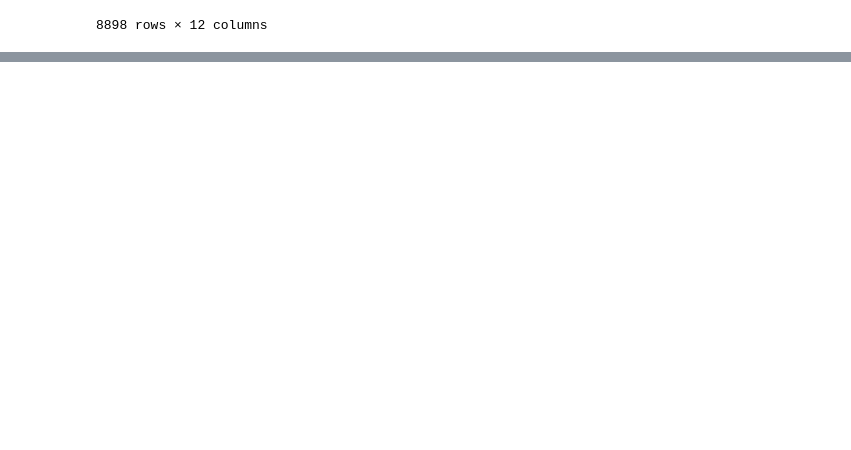
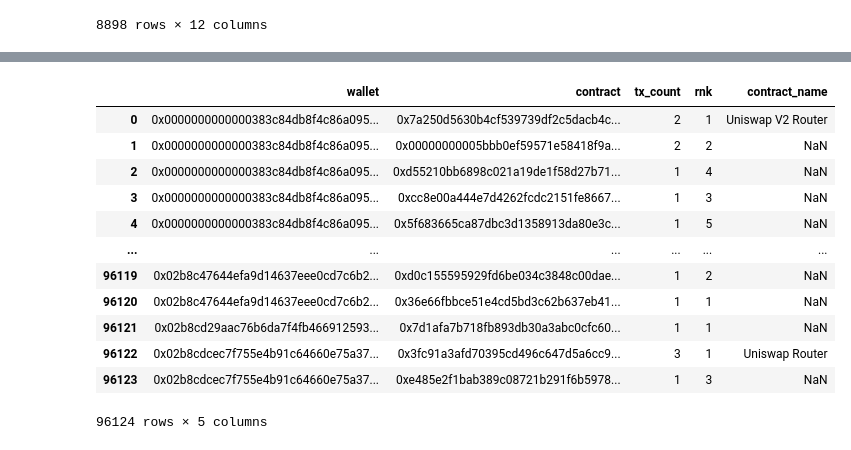
Before and after one commit to bellatrix-ds/ml-in-crypto, a Jupyter notebook: 04_Wallet_Canvas/Wallet_Canvas_Modeling.ipynb, the cells around one changed output, grey strips where cells are left out. Cells and saved outputs as stored; diff of their text form; code cells hidden in the pictures; blank space fills up the shorter version.

Commit message:
part4

```diff
--- a/04_Wallet_Canvas/Wallet_Canvas_Modeling.ipynb
+++ b/04_Wallet_Canvas/Wallet_Canvas_Modeling.ipynb
@@ -315,0 +421,4 @@ filtered_df3.to_csv('/Users/bahareh/Desktop/My_Job/BlochChain/Git/ml-in-crypto/0
+# %%
+df4_b = pd.read_csv('/Users/bahareh/Desktop/Data/part4_b.csv')
+
+df4_b.head()
@@ -315,0 +445,49 @@ filtered_df3.to_csv('/Users/bahareh/Desktop/My_Job/BlochChain/Git/ml-in-crypto/0
+# %%
+contract_names = {
+    '0xdac17f958d2ee523a2206206994597c13d831ec7': 'Tether (USDT)',
+    '0x3fc91a3afd70395cd496c647d5a6cc9d4b2b7fad': 'Uniswap Router',
+    '0xa0b86991c6218b36c1d19d4a2e9eb0ce3606eb48': 'USD Coin (USDC)',
+    '0x6774bcbd5cecef1336b5300fb5186a12ddd8b367': 'OpenSea Seaport',
+    '0xc02aaa39b223fe8d0a0e5c4f27ead9083c756cc2': 'Wrapped Ether (WETH)'}
+
+
+
+contract_names.update({
+    '0x1522900b6dafac587d499a862861c0869be6e428': 'Bitfinex Wallet',
+    '0xffa397285ce46fb78c588a9e993286aac68c37cd': 'Safe Multisig',
+    '0x6f1cdbbb4d53d226cf4b917bf768b94acbab6168': 'LayerZero Endpoint',
+    '0xc21e4ebd1d92036cb467b53fe3258f219d909eb9': 'Zora Marketplace',
+    '0x5079fc00f00f30000e0c8c083801cfde000008b6': 'Unknown Contract #1',
+    '0x93ffb15d1fa91e0c320d058f00ee97f9e3c50096': 'Unknown Contract #2',
+    '0x3328f7f4a1d1c57c35df56bbf0c9dcafca309c49': 'Binance Bridge',
+    '0x881d40237659c251811cec9c364ef91dc08d300c': 'MetaMask Swap Router',
+    '0xdef1c0ded9bec7f1a1670819833240f027b25eff': '0x Exchange Proxy',
+    '0x1111111254eeb25477b68fb85ed929f73a960582': '1inch Aggregation Router v3',
+    '0x7a250d5630b4cf539739df2c5dacb4c659f2488d': 'Uniswap V2 Router',
+    '0x1d50d75933b7b7c8ad94dbfb748b5756e3889c24': 'Unknown Contract #3',
+    '0x80a64c6d7f12c47b7c66c5b4e20e72bc1fcd5d9e': 'Unknown Contract #4',
+    '0x63756a3c3bf677baab9d9e06457402ed05be8570': 'Blur Marketplace',
+    '0x64545160d28fd0e309277c02d6d73b3923cc4bfa': 'Unknown Contract #5',
+    '0xa9d1e08c7793af67e9d92fe308d5697fb81d3e43': 'Unknown Contract #6',
+    '0xf3de3c0d654fda23dad170f0f320a92172509127': 'Unknown Contract #7',
+    '0x111111125421ca6dc452d289314280a0f8842a65': '1inch Aggregation Router v4',
+    '0x77f0de655885dcf6b6942ea5b3de171dfd3f5da9': 'Unknown Contract #8',
+    '0xee2a0343e825b2e5981851299787a679ce08216d': 'Unknown Contract #9',
+})
+# %%
+df4_b['contract_name'] = df4_b['contract'].str.lower().map(contract_names)
+df4_b
+# %% [output]
+|  | wallet | contract | tx_count | rnk | contract_name |
+| 0 | 0x0000000000000383c84db8f4c86a095... | 0x7a250d5630b4cf539739df2c5dacb4c... | 2 | 1 | Uniswap V2 Router |
+| 1 | 0x0000000000000383c84db8f4c86a095... | 0x00000000005bbb0ef59571e58418f9a... | 2 | 2 | NaN |
+| 2 | 0x0000000000000383c84db8f4c86a095... | 0xd55210bb6898c021a19de1f58d27b71... | 1 | 4 | NaN |
+| 3 | 0x0000000000000383c84db8f4c86a095... | 0xcc8e00a444e7d4262fcdc2151fe8667... | 1 | 3 | NaN |
+| 4 | 0x0000000000000383c84db8f4c86a095... | 0x5f683665ca87dbc3d1358913da80e3c... | 1 | 5 | NaN |
+| ... | ... | ... | ... | ... | ... |
+| 96119 | 0x02b8c47644efa9d14637eee0cd7c6b2... | 0xd0c155595929fd6be034c3848c00dae... | 1 | 2 | NaN |
+| 96120 | 0x02b8c47644efa9d14637eee0cd7c6b2... | 0x36e66fbbce51e4cd5bd3c62b637eb41... | 1 | 1 | NaN |
+| 96121 | 0x02b8cd29aac76b6da7f4fb466912593... | 0x7d1afa7b718fb893db30a3abc0cfc60... | 1 | 1 | NaN |
+| 96122 | 0x02b8cdcec7f755e4b91c64660e75a37... | 0x3fc91a3afd70395cd496c647d5a6cc9... | 3 | 1 | Uniswap Router |
+| 96123 | 0x02b8cdcec7f755e4b91c64660e75a37... | 0xe485e2f1bab389c08721b291f6b5978... | 1 | 3 | NaN |
+96124 rows × 5 columns
```
Also changed, not shown: parts of 22 cells of this notebook, 2 other files.
